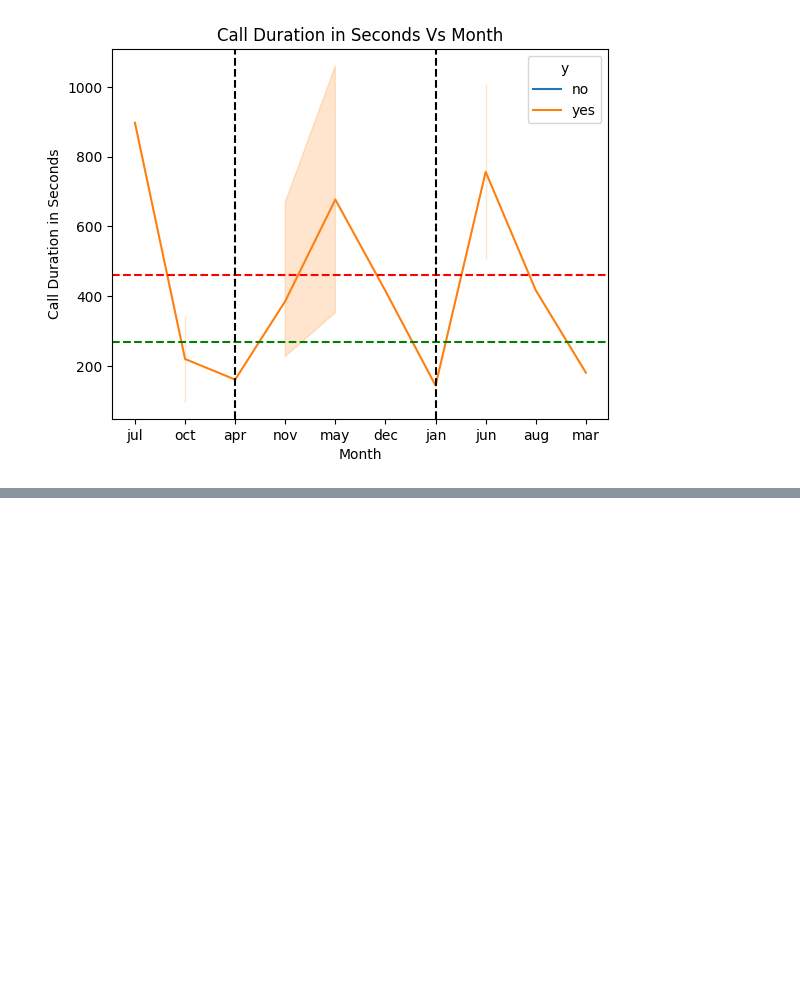
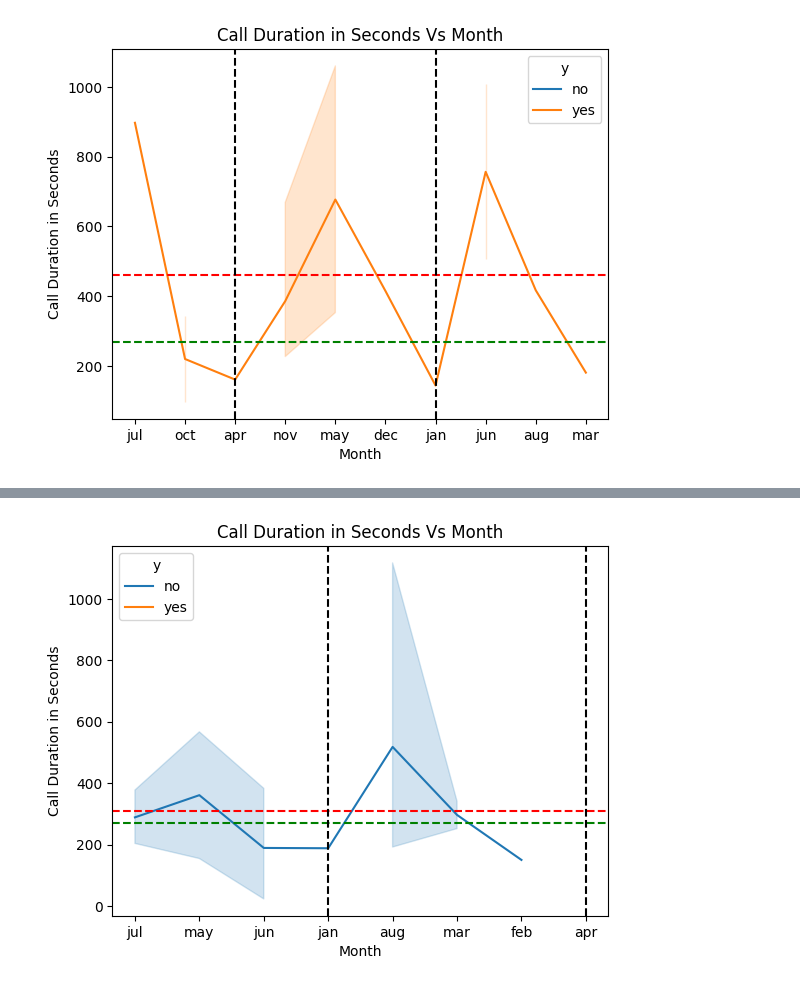
Before and after one commit to Ajay-Kandagatla/DATASCIENCE, a Jupyter notebook: Case_Study_2_Bank_Telemarketing.ipynb, the cells around one changed output, grey strips where cells are left out. Saved outputs shown, nothing was run; the diff lists cells and outputs as text; code cells hidden in the pictures; blank space fills up the shorter version.

```diff
--- a/Case_Study_2_Bank_Telemarketing.ipynb
+++ b/Case_Study_2_Bank_Telemarketing.ipynb
@@ -272,0 +279,14 @@ divorced=df[(df['marital'] == 'divorced') & (df['y'] == 'no')]
+# %%
+divorced_retired =divorced[divorced['job'] == 'retired']
+
+sns.lineplot(x =divorced_retired['month'], y =divorced_retired['duration'],hue=df['y'])
+plt.axhline(270,linestyle ='--', c='green')
+plt.axhline(divorced_retired['duration'].mean(),linestyle ='--', c='red')
+plt.xlabel('Month')
+plt.ylabel('Call Duration in Seconds')
+plt.axvline('apr',linestyle ='--', c='black')
+plt.axvline('jan',linestyle ='--', c='black')
+plt.title('Call Duration in Seconds Vs Month')
+plt.show()
+# %% [output]
+[figure, added]
```
Also changed, not shown: parts of 18 cells of this notebook.
